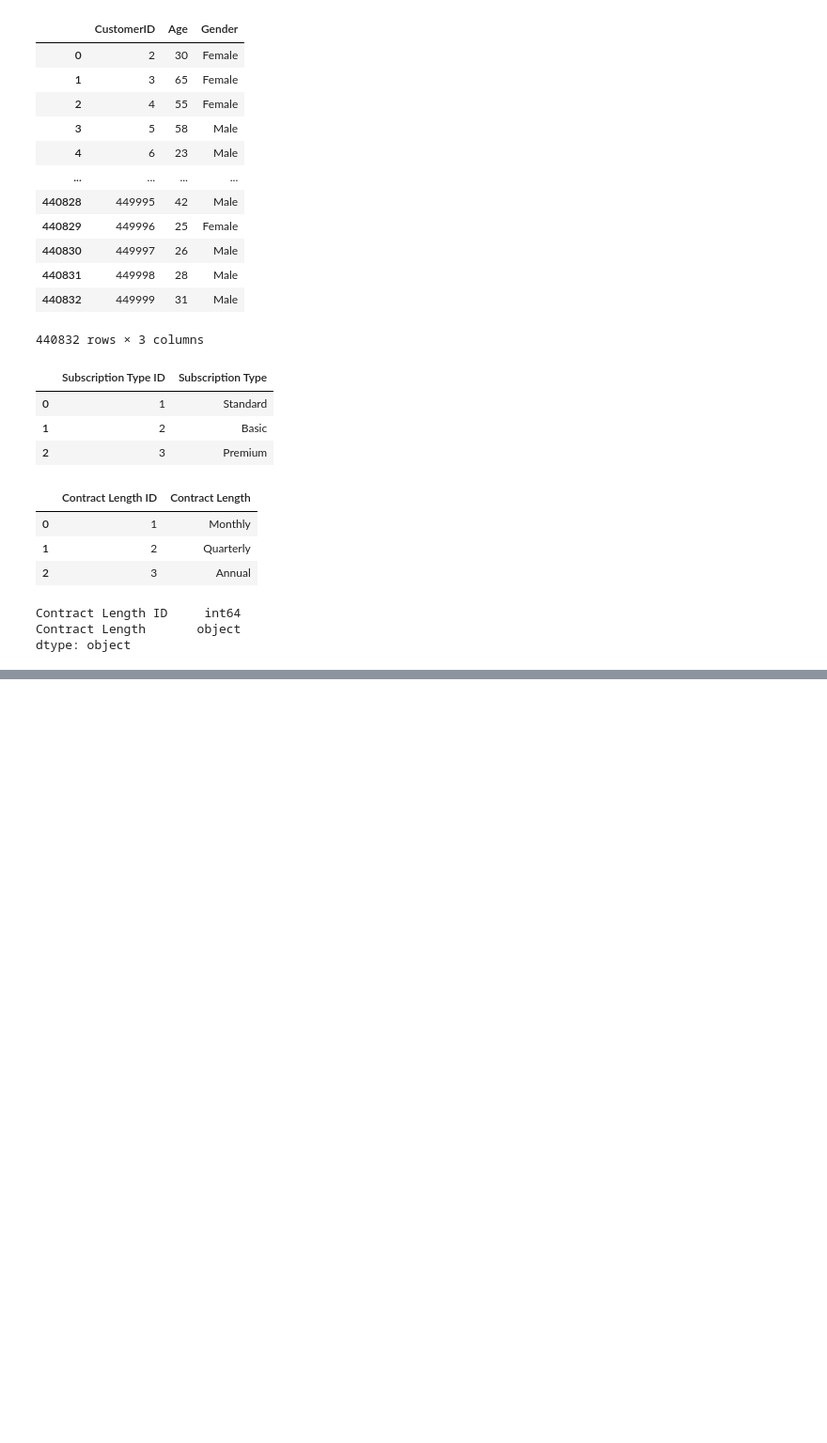
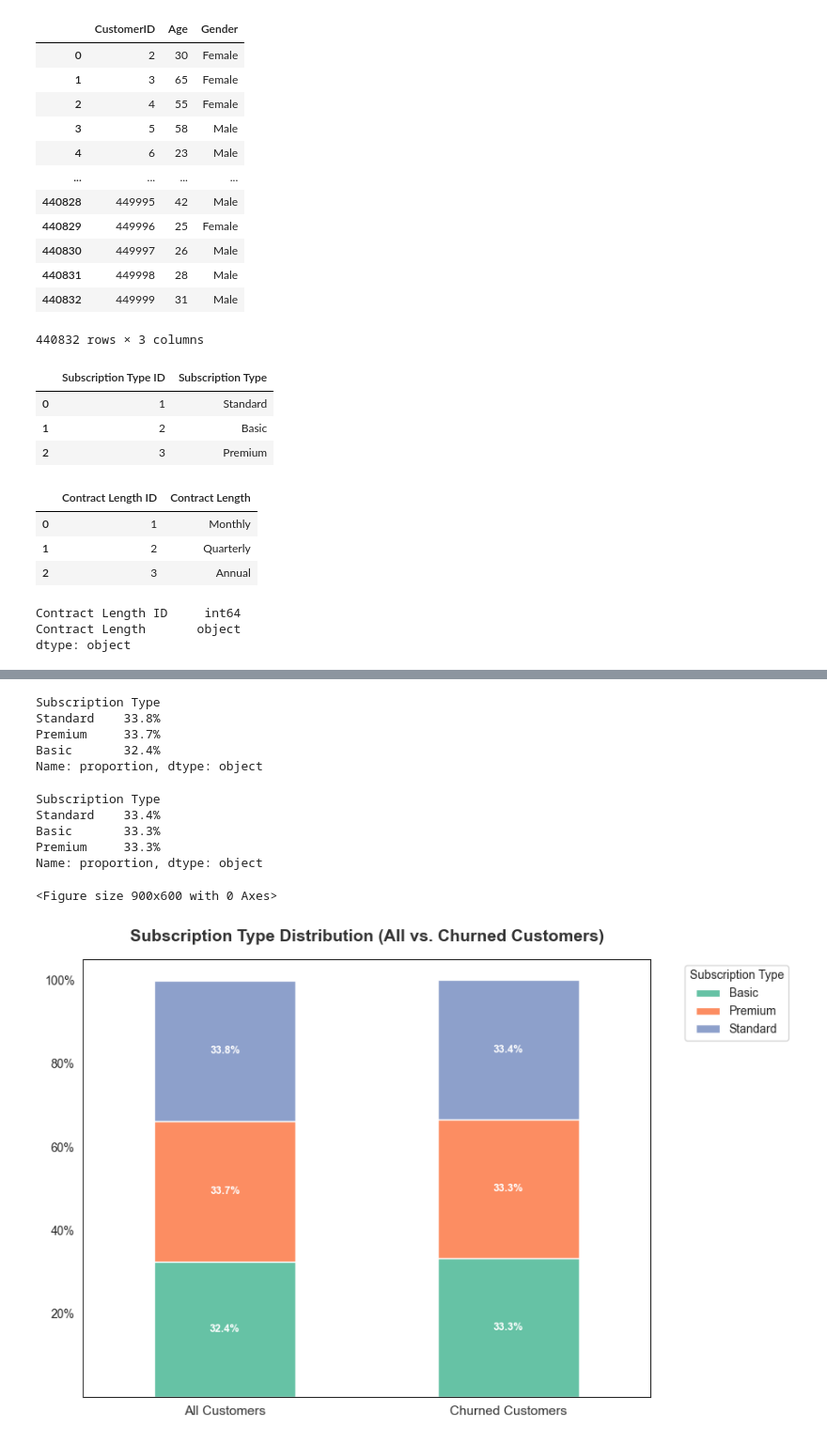
Before and after one commit to EngiEid/Customer_Churn_Dataset_Analysis, a Jupyter notebook: Python/Cleaning.ipynb, the cells around one changed output, grey strips where cells are left out. Shown at 94% size. Drawn from its saved outputs; the diff is of its cells as text; code cells hidden in the pictures; blank space fills up the shorter version.

```diff
--- a/Python/Cleaning.ipynb
+++ b/Python/Cleaning.ipynb
@@ -8,5 +8,5 @@ import seaborn as sb
 # %%
-df=pd.read_csv('Original Data/customer_churn_dataset-training-master.csv')
+df=pd.read_csv('../Original Data/customer_churn_dataset-training-master.csv')
 # %%
 df.sample(5)
 # %% [output]
@@ -262,0 +293,72 @@ dtype: object
+# %%
+(df['Subscription Type'].value_counts(normalize=True)*100).round(1).astype(str) + '%'
+# %% [output]
+Subscription Type
+Standard    33.8%
+Premium     33.7%
+Basic       32.4%
+Name: proportion, dtype: object
+# %%
+(df.loc[df['Churn']==1,'Subscription Type'].value_counts(normalize=True)*100).round(1).astype(str) + '%'
+# %% [output]
+Subscription Type
+Standard    33.4%
+Basic       33.3%
+Premium     33.3%
+Name: proportion, dtype: object
+# %%
+all_sub = (df['Subscription Type'].value_counts(normalize=True) * 100).round(1)
+churn_sub = (df.loc[df['Churn'] == 1, 'Subscription Type'].value_counts(normalize=True) * 100).round(1)
+
+# --- دمجهم في DataFrame واحد ---
+compare_df = pd.DataFrame({
+    'All Customers': all_sub,
+    'Churned Customers': churn_sub
+}).fillna(0)
+
+# --- إنشاء الشكل ---
+plt.figure(figsize=(9,6))
+sns.set_style("white")
+
+# رسم الـ stacked bar chart
+ax = compare_df.T.plot(
+    kind='bar',
+    stacked=True,
+    color=sns.color_palette("Set2"),
+    edgecolor='white',
+    figsize=(9,6)
+)
+
+# --- تنسيقات احترافية ---
+plt.title("Subscription Type Distribution (All vs. Churned Customers)",
+          fontsize=14, fontweight='bold', color='#333333', pad=15)
+
+# إزالة gridlines
+plt.grid(False)
+
+# إزالة ylabel
+plt.ylabel("")
+
+# xticks بالعرض (أفقية)
+plt.yticks([20,40,60,80,100],['20%','40%','60%','80%','100%'])
+plt.xticks(rotation=0, fontsize=11, color='#333333')
+
+# تنسيق legend
+plt.legend(title="Subscription Type", bbox_to_anchor=(1.05, 1), loc='upper left', fontsize=10)
+
+# --- عرض النسب داخل الأعمدة مع علامة % ---
+for container in ax.containers:
+    ax.bar_label(
+        container,
+        labels=[f'{v.get_height():.1f}%' if v.get_height() > 0 else '' for v in container],
+        label_type='center',
+        fontsize=9,
+        color='white',
+        fontweight='bold'
+    )
+
+plt.tight_layout()
+plt.show()
+# %% [output]
+<Figure size 900x600 with 0 Axes>
+[figure, added]
```
Also changed, not shown: parts of 23 cells of this notebook, 1 other file.
